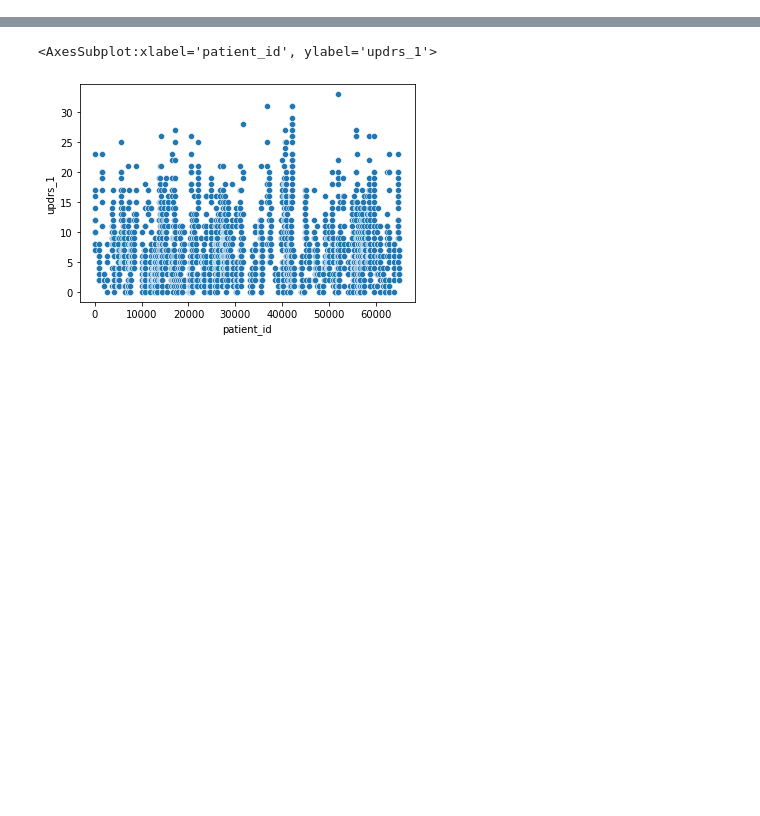
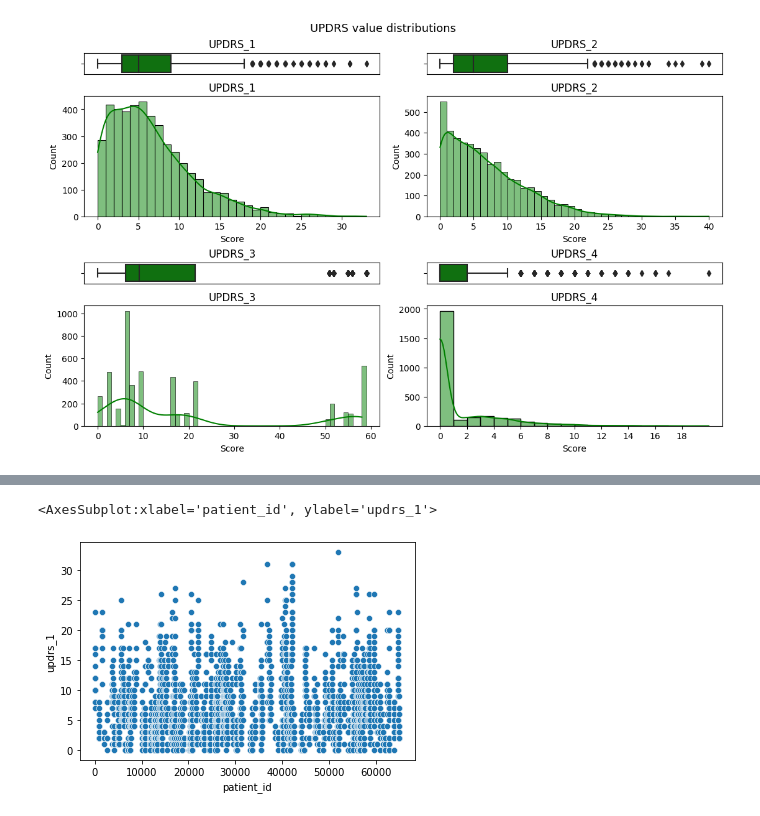
Before and after one commit to prithvidasgupta/si-618-parkinson-prediction, a Jupyter notebook: clinical_data.ipynb, the cells around one changed output, grey strips where cells are left out. Cells and saved outputs as stored; diff of their text form; code cells hidden in the pictures; blank space fills up the shorter version.

```diff
--- a/clinical_data.ipynb
+++ b/clinical_data.ipynb
@@ -53,3 +93,56 @@ df.describe()
+# %%
+import seaborn as sns
+import matplotlib.pyplot as plt
+
+colors = ["green", "yellow", "orange"]
+sns.set_palette(sns.color_palette(colors))
+
+f, axes = plt.subplots(4, 2, layout="constrained",
+                        gridspec_kw={"height_ratios": (.15, .85, .15, .85)}, figsize=(11, 7))
+
+f.suptitle('UPDRS value distributions', fontsize=13)
+
+splot = sns.boxplot(ax=axes[0][0], x=clinical_data['updrs_1'])
+splot.axes.get_xaxis().set_visible(False)
+splot.set_title('UPDRS_1')
+
+splot = sns.boxplot(ax=axes[0][1], x=clinical_data['updrs_2'])
+splot.axes.get_xaxis().set_visible(False)
+splot.set_title('UPDRS_2')
+
+splot = sns.boxplot(ax=axes[2][0], x=clinical_data['updrs_3'])
+splot.axes.get_xaxis().set_visible(False)
+splot.set_title('UPDRS_3')
+
+splot = sns.boxplot(ax=axes[2][1], x=clinical_data['updrs_4'])
+splot.axes.get_xaxis().set_visible(False)
+splot.set_title('UPDRS_4')
+
+splot = sns.histplot(ax=axes[1][0], x=clinical_data['updrs_1'], bins=range(0, 32), kde=True, alpha=0.5, ec='black')
+splot.set_xlabel('Score')
+splot.set_ylabel('Count')
+splot.set_title('UPDRS_1')
+
+splot = sns.histplot(ax=axes[1][1], x=clinical_data['updrs_2'], bins=range(0, 37), kde=True, alpha=0.5, ec='black')
+splot.set_xlabel('Score')
+splot.set_ylabel('Count')
+splot.set_title('UPDRS_2')
+
+splot = sns.histplot(ax=axes[3][0], x=clinical_data['updrs_3'], bins=range(0, 60), kde=True, alpha=0.5, ec='black')
+splot.set_xlabel('Score')
+splot.set_ylabel('Count')
+splot.set_title('UPDRS_3')
+
+splot = sns.histplot(ax=axes[3][1], x=clinical_data['updrs_4'], kde=True, bins=range(0, 20), alpha=0.5, ec='black')
+splot.set_xticks(range(0, 20, 2))
+splot.set_xlabel('Score')
+splot.set_ylabel('Count')
+splot.set_title('UPDRS_4')
+
+
+plt.show()
+# %% [output]
+[figure, added]
 # %%
 sns.scatterplot(data=df, y='visit_month', x='patient_id')
 # %% [output]
```
Also changed, not shown: parts of 9 cells of this notebook, 3 other files.
